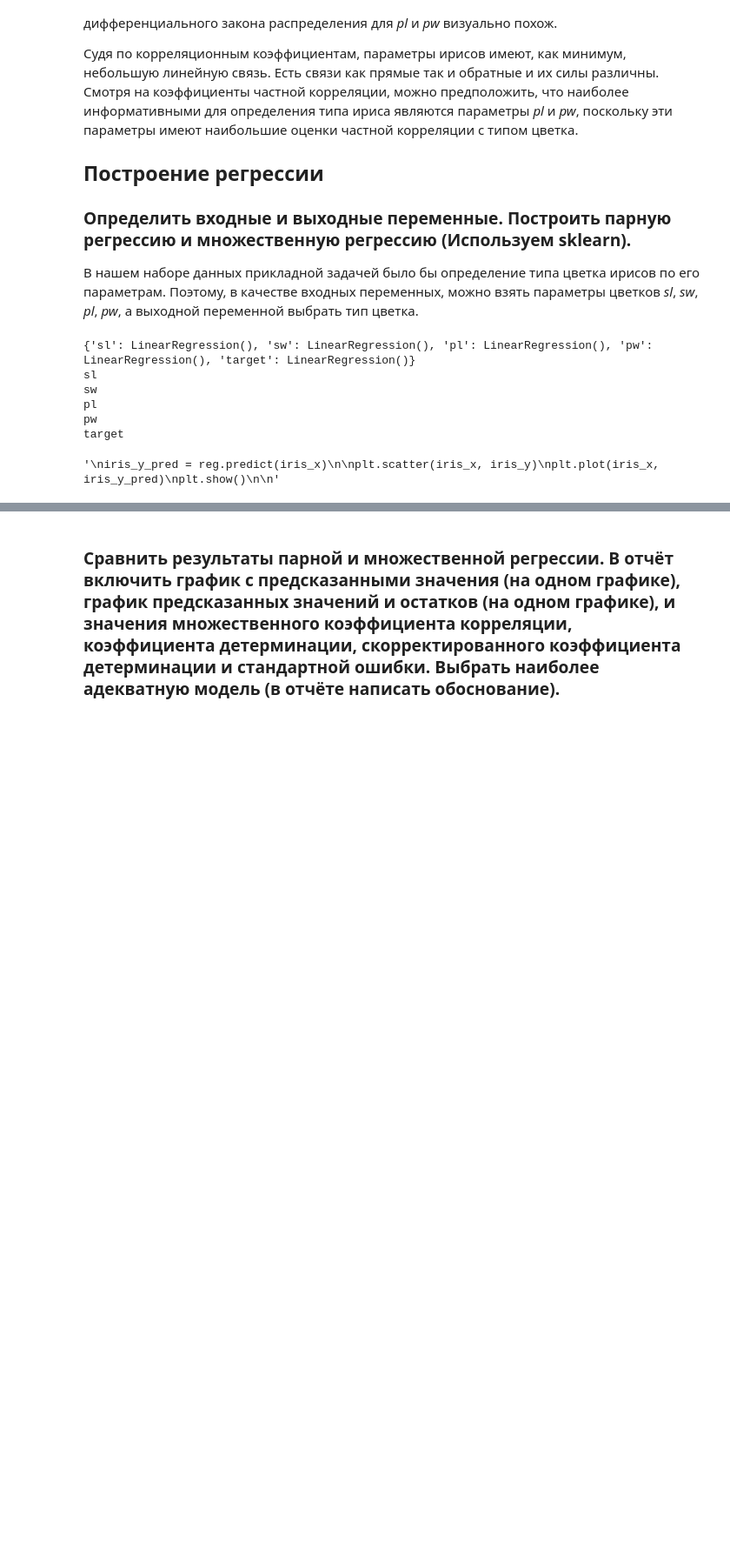
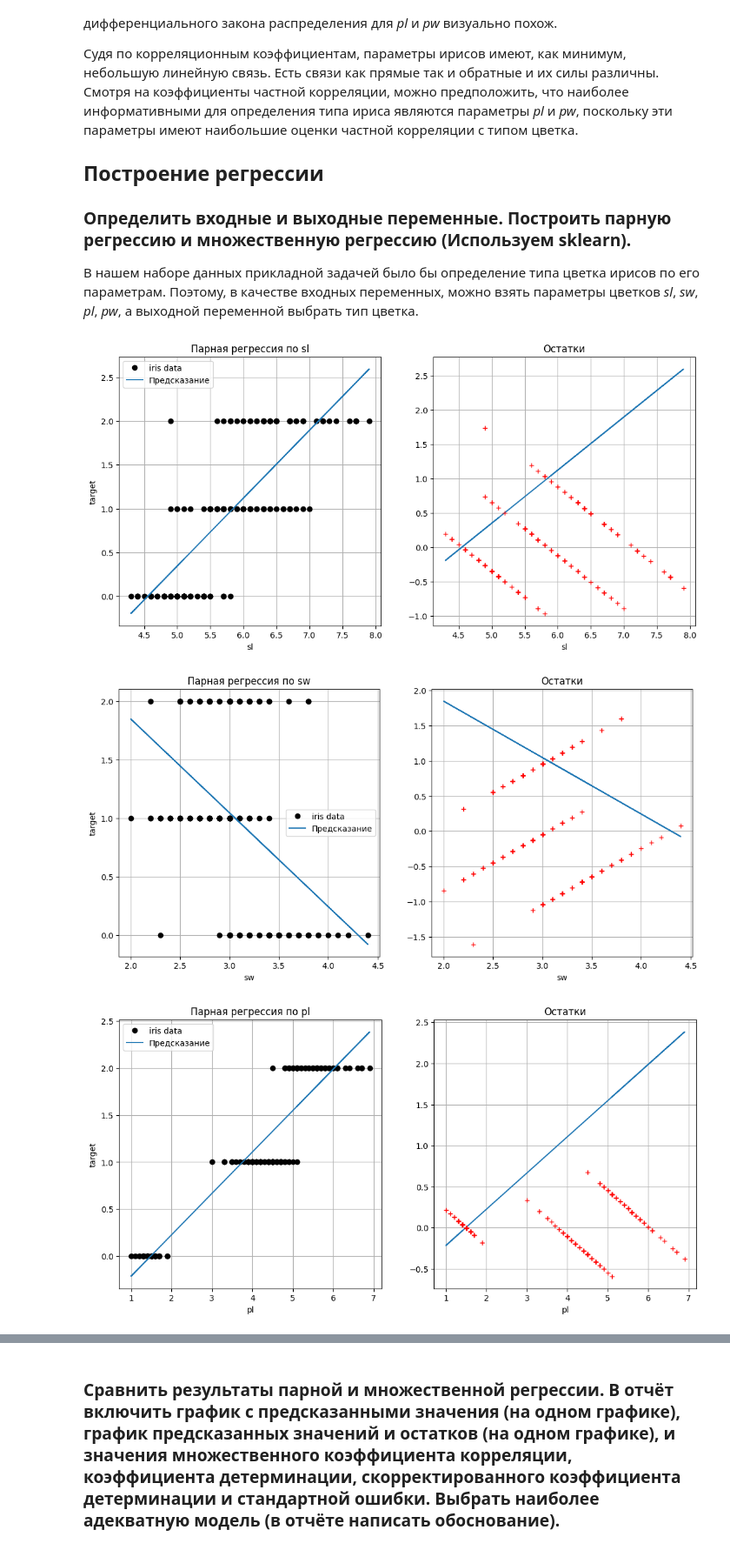
Before and after one commit to ZOaZOaZoa/IAD_lab01, a Jupyter notebook: lab01.ipynb, the cells around one changed output, grey strips where cells are left out. Shown: that part at 87% size. Saved outputs shown, nothing was run; the diff lists cells and outputs as text; code cells hidden in the pictures; blank space fills up the shorter version.

Commit message:
парная регрессия подправлены графики

```diff
--- a/lab01.ipynb
+++ b/lab01.ipynb
@@ -121,43 +124,48 @@ plt.show()
 В нашем наборе данных прикладной задачей было бы определение типа цветка ирисов по его параметрам. Поэтому, в качестве входных переменных, можно взять параметры цветков *sl*, *sw*, *pl*, *pw*, а выходной переменной выбрать тип цветка.
 # %%
 from sklearn import linear_model
-
+#Получение парной линейной регресси
 def pair_regress(data_pd, x_name, y_name):
     x = data_pd[x_name].values.reshape(-1, 1)
     y = data_pd[y_name].values.reshape(-1, 1)
 
     reg = linear_model.LinearRegression()
     reg.fit(x,y)
 
     return reg
 
+#Построить графики результатов регрессии
+def plot_regr_results(x, y, reg):
+
+    y_pred = reg.predict(x)
+    residues = y - y_pred
+    plt.figure(figsize=(12.8,6))
+    plt.subplot(1, 2, 1)
+    plt.grid()
+    plt.plot(x, y, 'ko', label='iris data')
+    plt.plot(x, y_pred, label='Предсказание')
+    plt.title(f'Парная регрессия по {column}')
+    plt.xlabel(column)
+    plt.ylabel('target')
+    plt.legend()
+
+    plt.subplot(1, 2, 2)
+    plt.grid()
+    plt.plot(x, y_pred, label='Предсказание')
+    plt.plot(x, residues, 'r+', label='Остатки')
+    plt.title('Остатки')
+    plt.xlabel(column)
+    plt.show()
+
 reg = dict()
-
-for column in list(iris_pd.columns):
+for column in list(iris_pd.columns)[:-1]:
     reg[column] = pair_regress(iris_pd, column, 'target')
 
-iris_y = iris_pd[column].values.reshape(-1, 1)
+iris_y = iris_pd['target'].values.reshape(-1, 1)
 for column in reg:
     iris_x = iris_pd[column].values.reshape(-1, 1)
-    iris_y_pred = reg[column].predict(iris_x)
-    plt.scatter(iris_x, iris_y)
-    plt.plot(iris_x, iris_y_pred)
-    plt.show()
-
-
-'''
-iris_y_pred = reg.predict(iris_x)
-
-plt.scatter(iris_x, iris_y)
-plt.plot(iris_x, iris_y_pred)
-plt.show()
-
-'''
+    plot_regr_results(iris_x, iris_y, reg[column])
 # %% [output]
-{'sl': LinearRegression(), 'sw': LinearRegression(), 'pl': LinearRegression(), 'pw': LinearRegression(), 'target': LinearRegression()}
-sl
-sw
-pl
-pw
-target
-'\niris_y_pred = reg.predict(iris_x)\n\nplt.scatter(iris_x, iris_y)\nplt.plot(iris_x, iris_y_pred)\nplt.show()\n\n'
+[figure, added]
+[figure, added]
+[figure, added]
```
Also changed, not shown: parts of 5 cells of this notebook.
